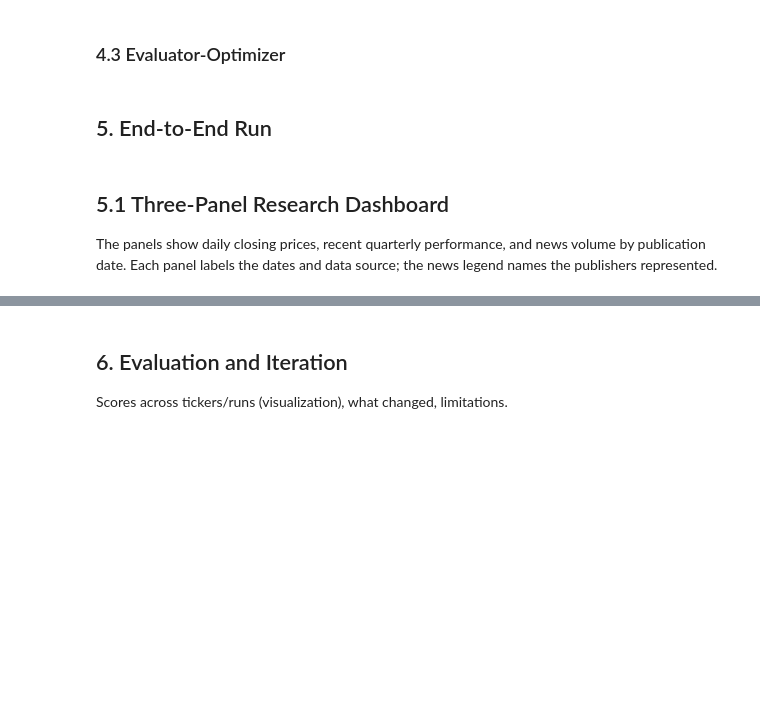
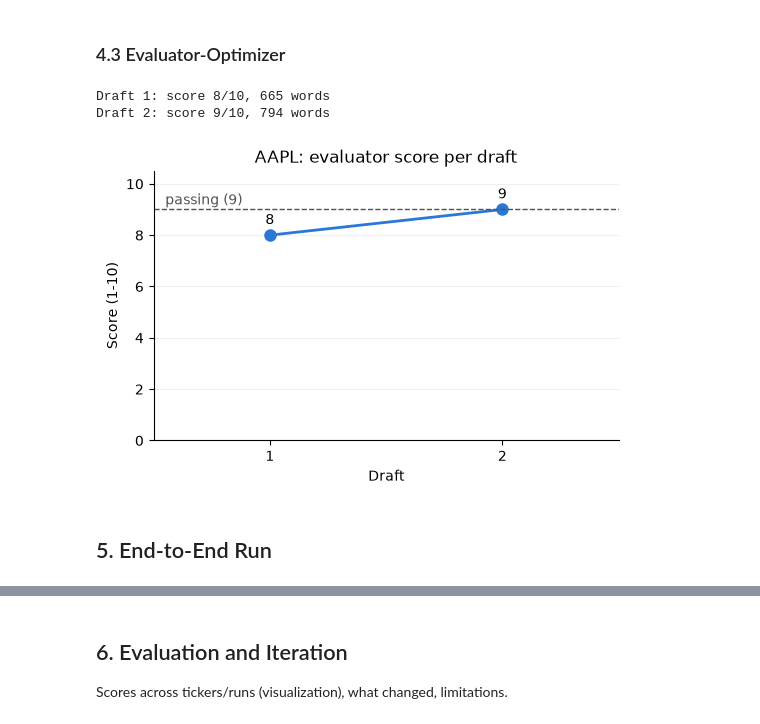
Before and after one commit to seanmcgowanx/multi-agent-financial-analyst, a Jupyter notebook: code_notebook.ipynb, the cells around one changed output, grey strips where cells are left out. Drawn from its saved outputs; the diff is of its cells as text; code cells hidden in the pictures; blank space fills up the shorter version.

```diff
--- a/code_notebook.ipynb
+++ b/code_notebook.ipynb
@@ -12,0 +11,19 @@ ImportError: cannot import name 'SPECIALISTS' from 'multi_agent.specialists' (/U
+# %%
+import json
+
+import matplotlib.pyplot as plt
+import pandas as pd
+from IPython.display import Markdown, display
+
+from multi_agent.config import EVAL_THRESHOLD
+from multi_agent.memory import get_lessons
+from multi_agent.team import ResearchTeam
+from multi_agent.workflows import NewsChain
+
+TICKER = "AAPL"
+
+# One full run feeds every demo below, so the notebook makes one set of API calls.
+# A failed first draft appends a lesson to memory/lessons.jsonl (tracked in git).
+lessons_before = get_lessons()
+team = ResearchTeam()
+result = team.run(TICKER)
@@ -49,2 +192,32 @@ Architecture diagram, agent roster (name, role, model), how the lab pattern was
+# %%
+# Every draft is scored; drafts below the threshold are revised, up to MAX_ROUNDS drafts.
+scores = [evaluation["score"] for evaluation in result["evaluations"]]
+rounds = list(range(1, len(scores) + 1))
+for r, draft, score in zip(rounds, result["drafts"], scores):
+    print(f"Draft {r}: score {score}/10, {len(draft.split())} words")
+
+fig, ax = plt.subplots(figsize=(6, 3.5))
+ax.plot(rounds, scores, color="#2a78d6", linewidth=2, marker="o", markersize=8)
+ax.axhline(EVAL_THRESHOLD, color="#52514e", linestyle="--", linewidth=1)
+ax.text(0.55, EVAL_THRESHOLD + 0.2, f"passing ({EVAL_THRESHOLD})", color="#52514e")
+for r, score in zip(rounds, scores):
+    ax.annotate(
+        str(score), (r, score), textcoords="offset points", xytext=(0, 8), ha="center"
+    )
+ax.set(
+    title=f"{TICKER}: evaluator score per draft",
+    xlabel="Draft",
+    ylabel="Score (1-10)",
+    xticks=rounds,
+    xlim=(0.5, len(rounds) + 0.5),
+    ylim=(0, 10.5),
+)
+ax.spines[["top", "right"]].set_visible(False)
+ax.grid(axis="y", alpha=0.2)
+plt.show()
+# %% [output]
+Draft 1: score 8/10, 665 words
+Draft 2: score 9/10, 794 words
+[figure, added]
 # %% [markdown]
 ## 5. End-to-End Run
@@ -53,4 +223,0 @@ Architecture diagram, agent roster (name, role, model), how the lab pattern was
-# %% [markdown]
-## 5.1 Three-Panel Research Dashboard
-
-The panels show daily closing prices, recent quarterly performance, and news volume by publication date. Each panel labels the dates and data source; the news legend names the publishers represented.
```
Also changed, not shown: parts of 25 cells of this notebook, 6 other files.
